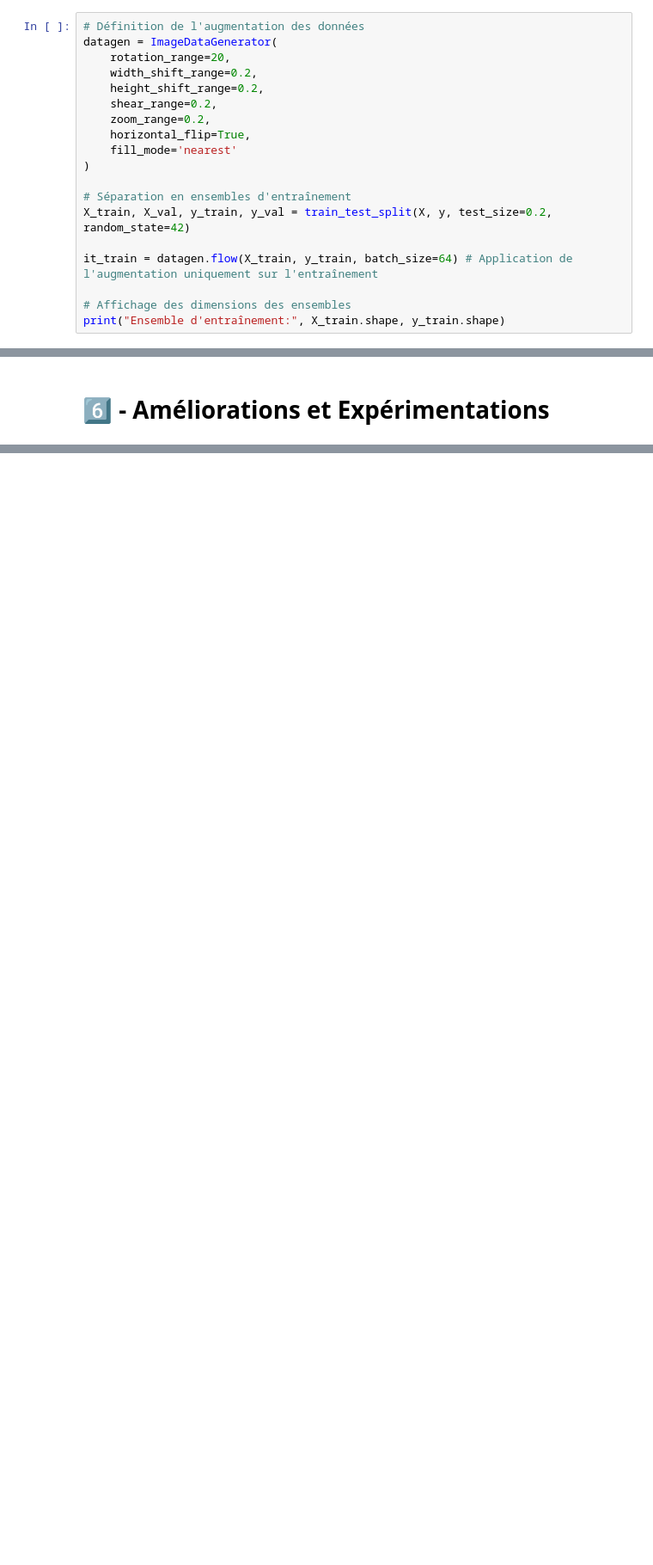
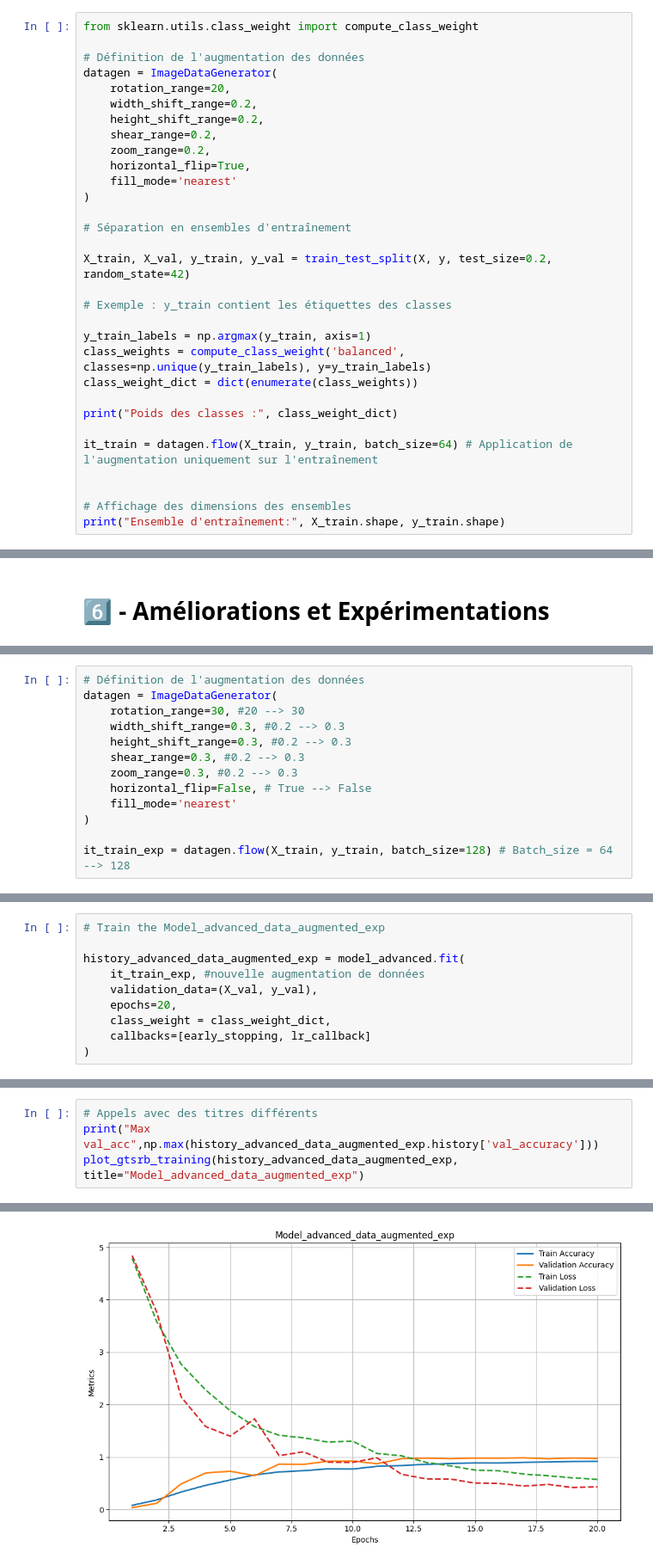
Before and after one commit to decembersnow1234/DeepLearning_GermanTrafficSign, a Jupyter notebook: Projet_Deep_Learning_GTSRB.ipynb, the cells around one changed output, grey strips where cells are left out. Shown at 86% size. Cells and saved outputs as stored; diff of their text form; blank space fills up the shorter version.

```diff
--- a/Projet_Deep_Learning_GTSRB.ipynb
+++ b/Projet_Deep_Learning_GTSRB.ipynb
@@ -160,6 +161,8 @@ Nous avons appliqué une augmentation des données sur l'ensemble d'entraînemen
 
 Ensuite, nous avons séparé les données en entraînement et validation (80%-20%) et appliqué ces transformations uniquement sur l'entraînement
 # %%
+from sklearn.utils.class_weight import compute_class_weight
+
 # Définition de l'augmentation des données
 datagen = ImageDataGenerator(
     rotation_range=20,
@@ -172,10 +175,20 @@ datagen = ImageDataGenerator(
 )
 
 # Séparation en ensembles d'entraînement
+
 X_train, X_val, y_train, y_val = train_test_split(X, y, test_size=0.2, random_state=42)
+
+# Exemple : y_train contient les étiquettes des classes
+
+y_train_labels = np.argmax(y_train, axis=1)
+class_weights = compute_class_weight('balanced', classes=np.unique(y_train_labels), y=y_train_labels)
+class_weight_dict = dict(enumerate(class_weights))
+
+print("Poids des classes :", class_weight_dict)
 
 it_train = datagen.flow(X_train, y_train, batch_size=64) # Application de l'augmentation uniquement sur l'entraînement
 
+
 # Affichage des dimensions des ensembles
 print("Ensemble d'entraînement:", X_train.shape, y_train.shape)
 # %% [output]
@@ -902,0 +999,13 @@ ValueError: math domain error
+# %%
+# Définition de l'augmentation des données
+datagen = ImageDataGenerator(
+    rotation_range=30, #20 --> 30
+    width_shift_range=0.3, #0.2 --> 0.3
+    height_shift_range=0.3, #0.2 --> 0.3
+    shear_range=0.3, #0.2 --> 0.3
+    zoom_range=0.3, #0.2 --> 0.3
+    horizontal_flip=False, # True --> False
+    fill_mode='nearest'
+)
+
+it_train_exp = datagen.flow(X_train, y_train, batch_size=128) # Batch_size = 64 --> 128
@@ -902,0 +1116,10 @@ ValueError: math domain error
+# %%
+# Train the Model_advanced_data_augmented_exp
+
+history_advanced_data_augmented_exp = model_advanced.fit(
+    it_train_exp, #nouvelle augmentation de données
+    validation_data=(X_val, y_val),
+    epochs=20,
+    class_weight = class_weight_dict,
+    callbacks=[early_stopping, lr_callback]
+)
@@ -902,0 +1144,5 @@ ValueError: math domain error
+# %%
+# Appels avec des titres différents
+print("Max val_acc",np.max(history_advanced_data_augmented_exp.history['val_accuracy']))
+plot_gtsrb_training(history_advanced_data_augmented_exp, title="Model_advanced_data_augmented_exp")
+# %% [output]
@@ -902,0 +1150 @@ ValueError: math domain error
+[figure, added]
```
Also changed, not shown: parts of 43 cells of this notebook.
